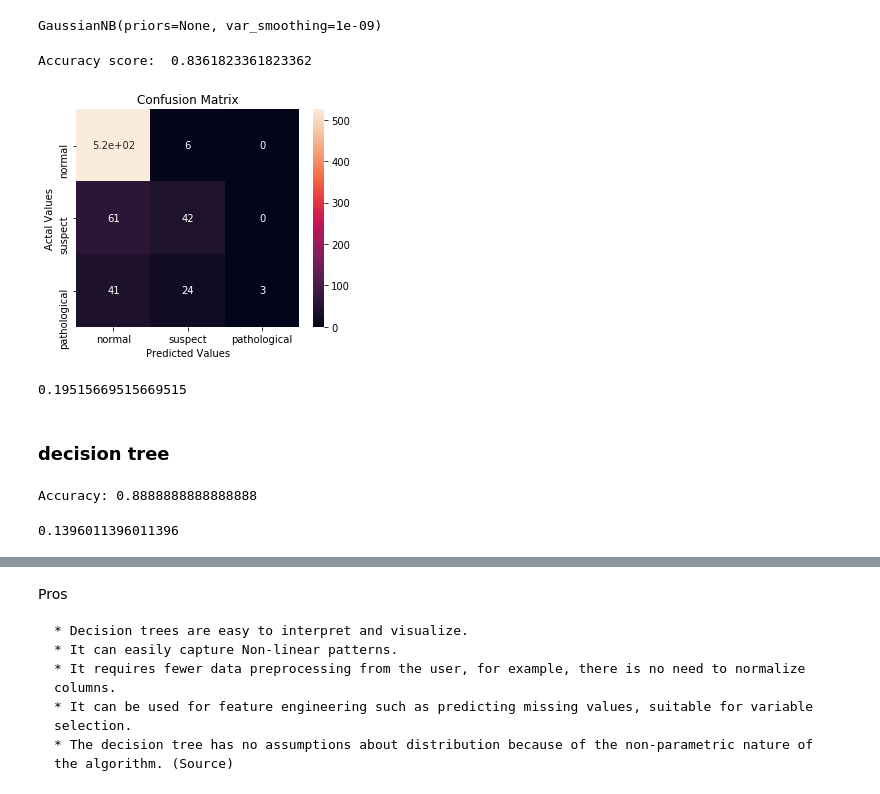
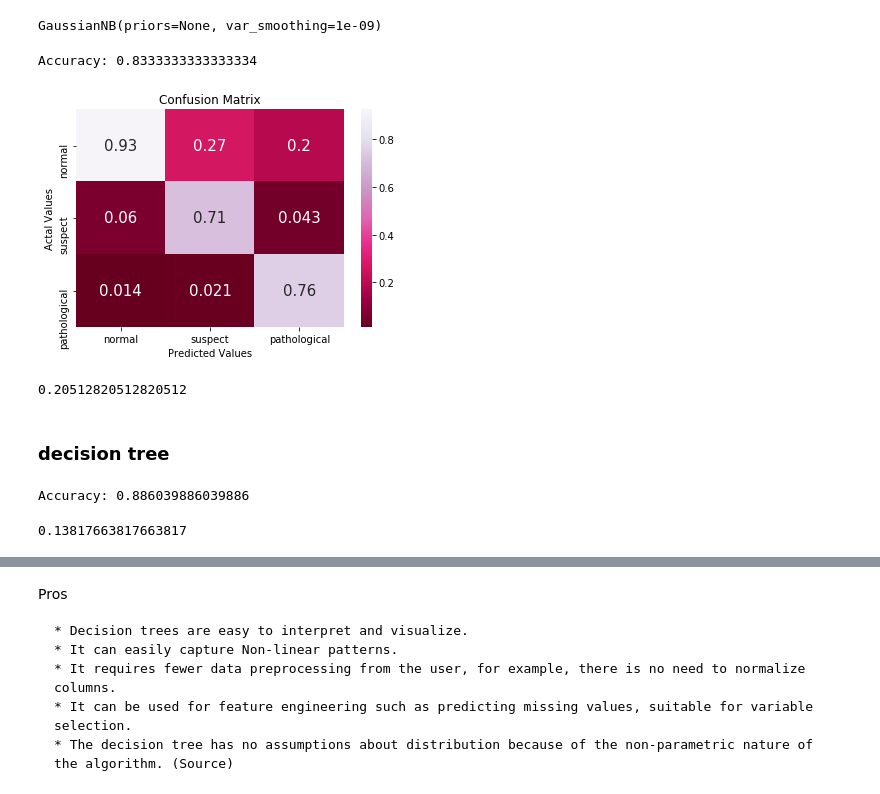
Before and after one commit to kimberashman/fetal-health, a Jupyter notebook: notebooks/2.0-classification.ipynb, the cells around one changed output, grey strips where cells are left out. Saved outputs shown, nothing was run; the diff lists cells and outputs as text; code cells hidden in the pictures.

```diff
--- a/notebooks/2.0-classification.ipynb
+++ b/notebooks/2.0-classification.ipynb
@@ -32,4 +34,10 @@ features = ['prolongued_decelerations','abnormal_short_term_variability','percen
 # X = df_train.drop('fetal_health',axis = 1)
 X = df_train[features]
 y = df_train[['fetal_health']]
-X_train, X_test,y_train,y_test = train_test_split(X,y,test_size = 0.33)
+
+#Set up a standard scaler for the features
+col_names = list(X.columns)
+sc = preprocessing.StandardScaler()
+X_s= sc.fit_transform(X)
+X_s = pd.DataFrame(X_s, columns=col_names)
+X_s.describe().T
@@ -36,3 +49,5 @@ X_train, X_test,y_train,y_test = train_test_split(X,y,test_size = 0.33)
+# %%
+X_train, X_test,y_train,y_test = train_test_split(X_s,y,test_size = 0.33,random_state=42)
 # %%
 normal= df_train[(df_train['fetal_health'] == 1)]
 suspect= df_train[(df_train['fetal_health'] == 2)]
@@ -79,5 +94,5 @@ print(metrics.accuracy_score(y_test, y_pred))
 # %%
-knn = KNeighborsClassifier(n_neighbors=7)
+knn = KNeighborsClassifier(n_neighbors=11)
 knn.fit(X_train, y_train)
 # %% [output]
 KNeighborsClassifier(algorithm='auto', leaf_size=30, metric='minkowski',
@@ -109,9 +122,3 @@ mean_absolute_error(y_test, y_pred)
 # %% [markdown]
 ## naive bayes
-# %%
-# feature scaling
-from sklearn.preprocessing import StandardScaler
-sc = StandardScaler()
-X_train = sc.fit_transform(X_train)
-X_test = sc.transform(X_test)
 # %%
@@ -129,21 +131,27 @@ ac = accuracy_score(y_test,y_pred)
-# %%
-print("Accuracy score: ",ac)
-# %% [output]
-Accuracy score:  0.8361823361823362
+# %%
+# Model Accuracy, how often is the classifier correct?
+print("Accuracy:",metrics.accuracy_score(y_test, y_pred))
+# %% [output]
+Accuracy: 0.8333333333333334
 # %%
-#Plotting the confusion matrix
-plt.figure(figsize=(5,4))
-sns.heatmap(cm_df, annot=True)
+# cofusion matrix
+plt.subplots(figsize=(6,4))
+cm = confusion_matrix(y_test, y_pred)
+# Creating a dataframe for a array-formatted Confusion matrix,so it will be easy for plotting.
+cm_df = pd.DataFrame(cm,
+                     index = ['normal','suspect','pathological'],
+                     columns = ['normal','suspect','pathological'])
+sns.heatmap(cm_df/np.sum(cm_df), cmap='PuRd_r',annot = True, annot_kws = {'size':15})
 plt.title('Confusion Matrix')
 plt.ylabel('Actal Values')
 plt.xlabel('Predicted Values')
 plt.show()
 # %% [output]
-[figure, old version]
+[figure, new version]
 # %%
 mean_absolute_error(y_test, y_pred) #does this make sense with the data?
 # %% [output]
-0.19515669515669515
+0.20512820512820512
 # %% [markdown]
 ### decision tree
 # %%
@@ -163,8 +167,8 @@ y_pred = clf.predict(X_test)
 # Model Accuracy, how often is the classifier correct?
 print("Accuracy:",metrics.accuracy_score(y_test, y_pred))
 # %% [output]
-Accuracy: 0.8888888888888888
+Accuracy: 0.886039886039886
 # %%
 mean_absolute_error(y_test, y_pred)
 # %% [output]
-0.1396011396011396
+0.13817663817663817
```
Also changed, not shown: parts of 19 cells of this notebook, 9 other files.
